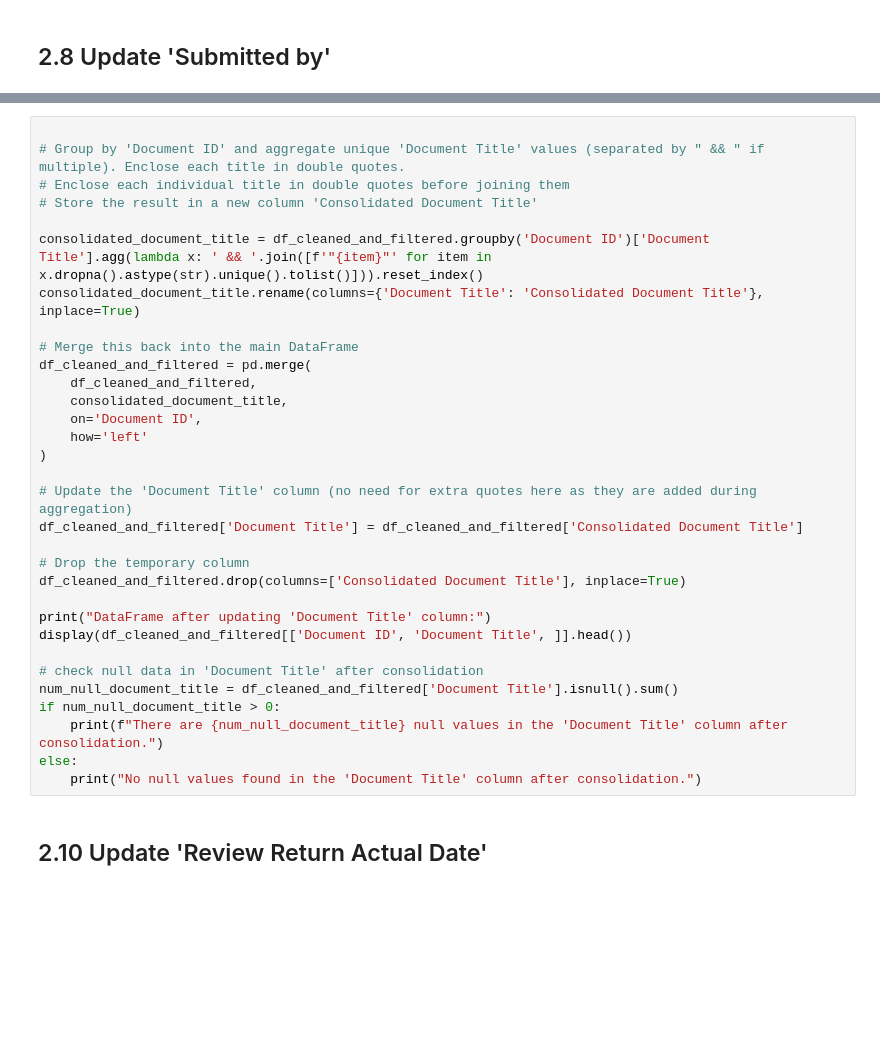
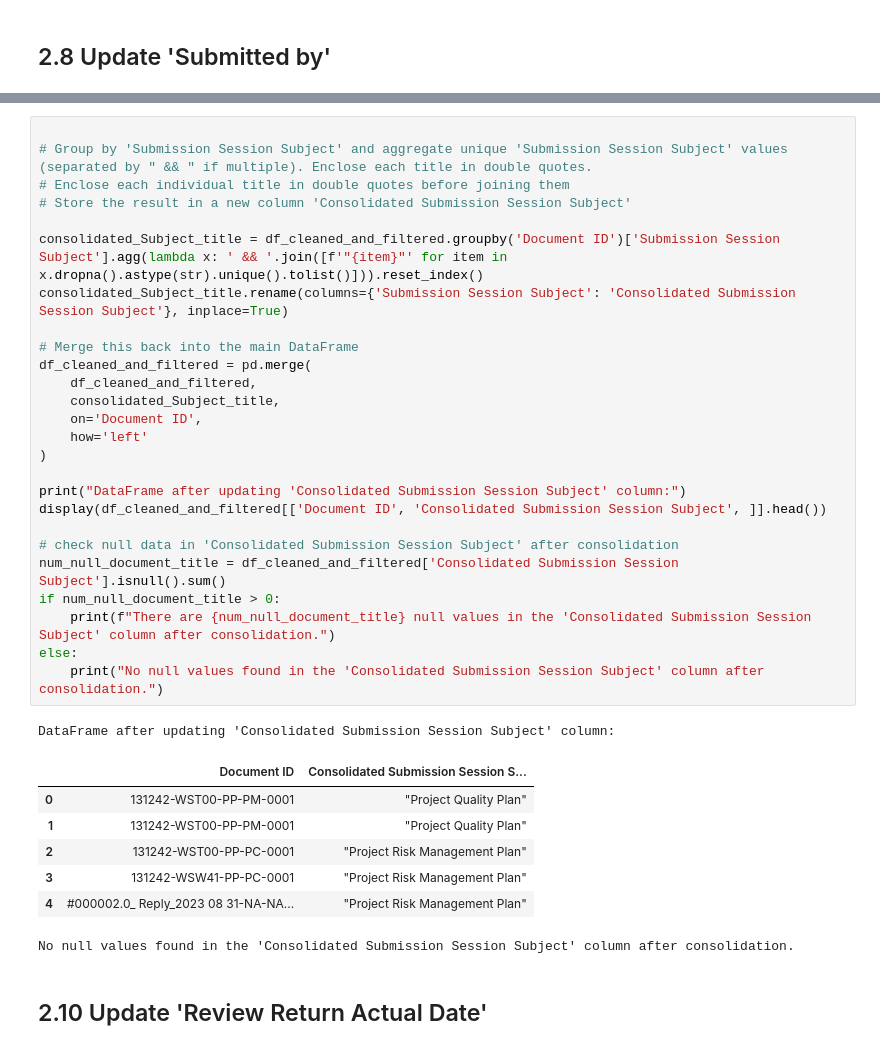
Before and after one commit to chinwarsoon/Engineering-and-Design, a Jupyter notebook: dcc/dcc_mdl.ipynb, the cells around one changed output, grey strips where cells are left out. Cells and saved outputs as stored; diff of their text form; blank space fills up the shorter version.

```diff
--- a/dcc/dcc_mdl.ipynb
+++ b/dcc/dcc_mdl.ipynb
@@ -723,35 +1054,38 @@ else:
 # %%
 
-# Group by 'Document ID' and aggregate unique 'Document Title' values (separated by " && " if multiple). Enclose each title in double quotes.
+# Group by 'Submission Session Subject' and aggregate unique 'Submission Session Subject' values (separated by " && " if multiple). Enclose each title in double quotes.
 # Enclose each individual title in double quotes before joining them
-# Store the result in a new column 'Consolidated Document Title'
+# Store the result in a new column 'Consolidated Submission Session Subject'
 
-consolidated_document_title = df_cleaned_and_filtered.groupby('Document ID')['Document Title'].agg(lambda x: ' && '.join([f'"{item}"' for item in x.dropna().astype(str).unique().tolist()])).reset_index()
-consolidated_document_title.rename(columns={'Document Title': 'Consolidated Document Title'}, inplace=True)
+consolidated_Subject_title = df_cleaned_and_filtered.groupby('Document ID')['Submission Session Subject'].agg(lambda x: ' && '.join([f'"{item}"' for item in x.dropna().astype(str).unique().tolist()])).reset_index()
+consolidated_Subject_title.rename(columns={'Submission Session Subject': 'Consolidated Submission Session Subject'}, inplace=True)
 
 # Merge this back into the main DataFrame
 df_cleaned_and_filtered = pd.merge(
     df_cleaned_and_filtered,
-    consolidated_document_title,
+    consolidated_Subject_title,
     on='Document ID',
     how='left'
 )
 
-# Update the 'Document Title' column (no need for extra quotes here as they are added during aggregation)
-df_cleaned_and_filtered['Document Title'] = df_cleaned_and_filtered['Consolidated Document Title']
+print("DataFrame after updating 'Consolidated Submission Session Subject' column:")
+display(df_cleaned_and_filtered[['Document ID', 'Consolidated Submission Session Subject', ]].head())
 
-# Drop the temporary column
-df_cleaned_and_filtered.drop(columns=['Consolidated Document Title'], inplace=True)
-
-print("DataFrame after updating 'Document Title' column:")
-display(df_cleaned_and_filtered[['Document ID', 'Document Title', ]].head())
-
-# check null data in 'Document Title' after consolidation
-num_null_document_title = df_cleaned_and_filtered['Document Title'].isnull().sum()
+# check null data in 'Consolidated Submission Session Subject' after consolidation
+num_null_document_title = df_cleaned_and_filtered['Consolidated Submission Session Subject'].isnull().sum()
 if num_null_document_title > 0:
-    print(f"There are {num_null_document_title} null values in the 'Document Title' column after consolidation.")
+    print(f"There are {num_null_document_title} null values in the 'Consolidated Submission Session Subject' column after consolidation.")
 else:
-    print("No null values found in the 'Document Title' column after consolidation.")
+    print("No null values found in the 'Consolidated Submission Session Subject' column after consolidation.")
+# %% [output]
+DataFrame after updating 'Consolidated Submission Session Subject' column:
+|  | Document ID | Consolidated Submission Session S... |
+| 0 | 131242-WST00-PP-PM-0001 | "Project Quality Plan" |
+| 1 | 131242-WST00-PP-PM-0001 | "Project Quality Plan" |
+| 2 | 131242-WST00-PP-PC-0001 | "Project Risk Management Plan" |
+| 3 | 131242-WSW41-PP-PC-0001 | "Project Risk Management Plan" |
+| 4 | #000002.0_ Reply_2023 08 31-NA-NA... | "Project Risk Management Plan" |
+No null values found in the 'Consolidated Submission Session Subject' column after consolidation.
 # %% [markdown]
 ## 2.10 Update 'Review Return Actual Date'
 # %%
```
Also changed, not shown: parts of 24 cells of this notebook.
